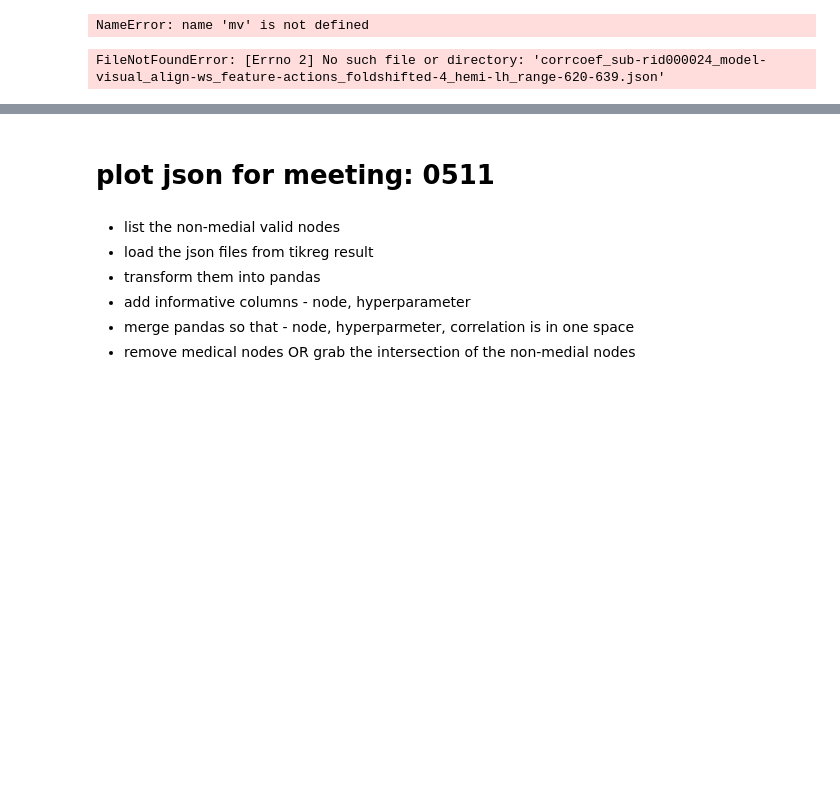
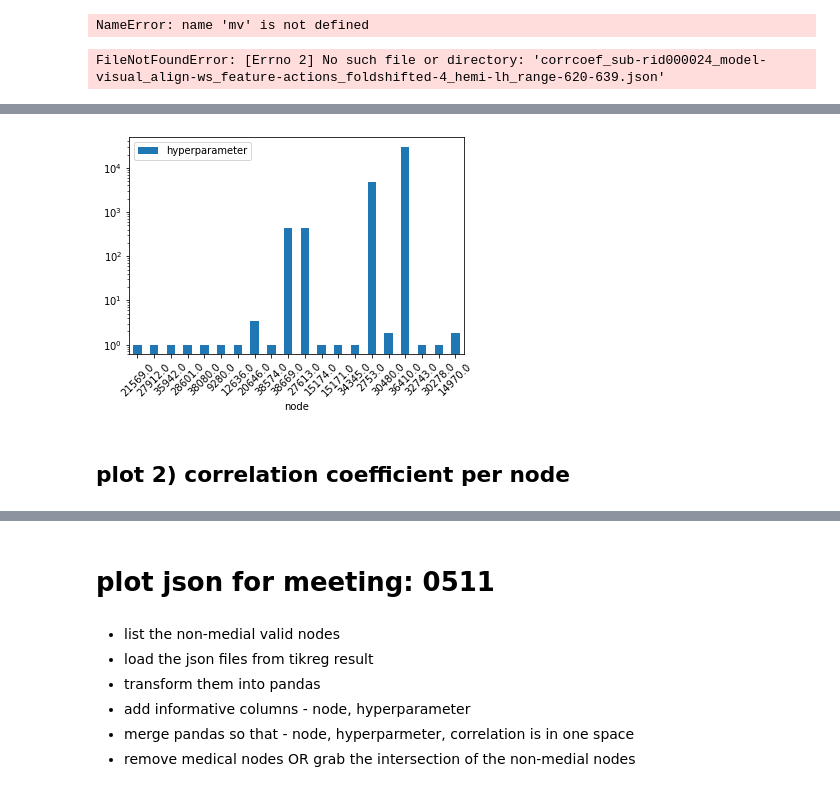
Before and after one commit to jungheejung/life-encoding, a Jupyter notebook: scripts/tikreg-pca/tikreg_chunk_example_0507.ipynb, the cells around one changed output, grey strips where cells are left out. Drawn from its saved outputs; the diff is of its cells as text; code cells hidden in the pictures; blank space fills up the shorter version.

```diff
--- a/scripts/tikreg-pca/tikreg_chunk_example_0507.ipynb
+++ b/scripts/tikreg-pca/tikreg_chunk_example_0507.ipynb
@@ -148,0 +374,9 @@ mv.niml.write(os.path.join(mount_dir, 'corrcoef_{0}_model-{1}_align-{2}_feature-
+# %%
+# b = actions_nonmedial.plot.bar(x='node', y='hyperparameter', rot=45, )
+
+b = hyper_df.plot.bar(x='node', y='hyperparameter', rot=45, )
+b.set_yscale('log')
+# %% [output]
+[figure, added]
+# %% [markdown]
+## plot 2) correlation coefficient per node
```
Also changed, not shown: parts of 34 cells of this notebook.
